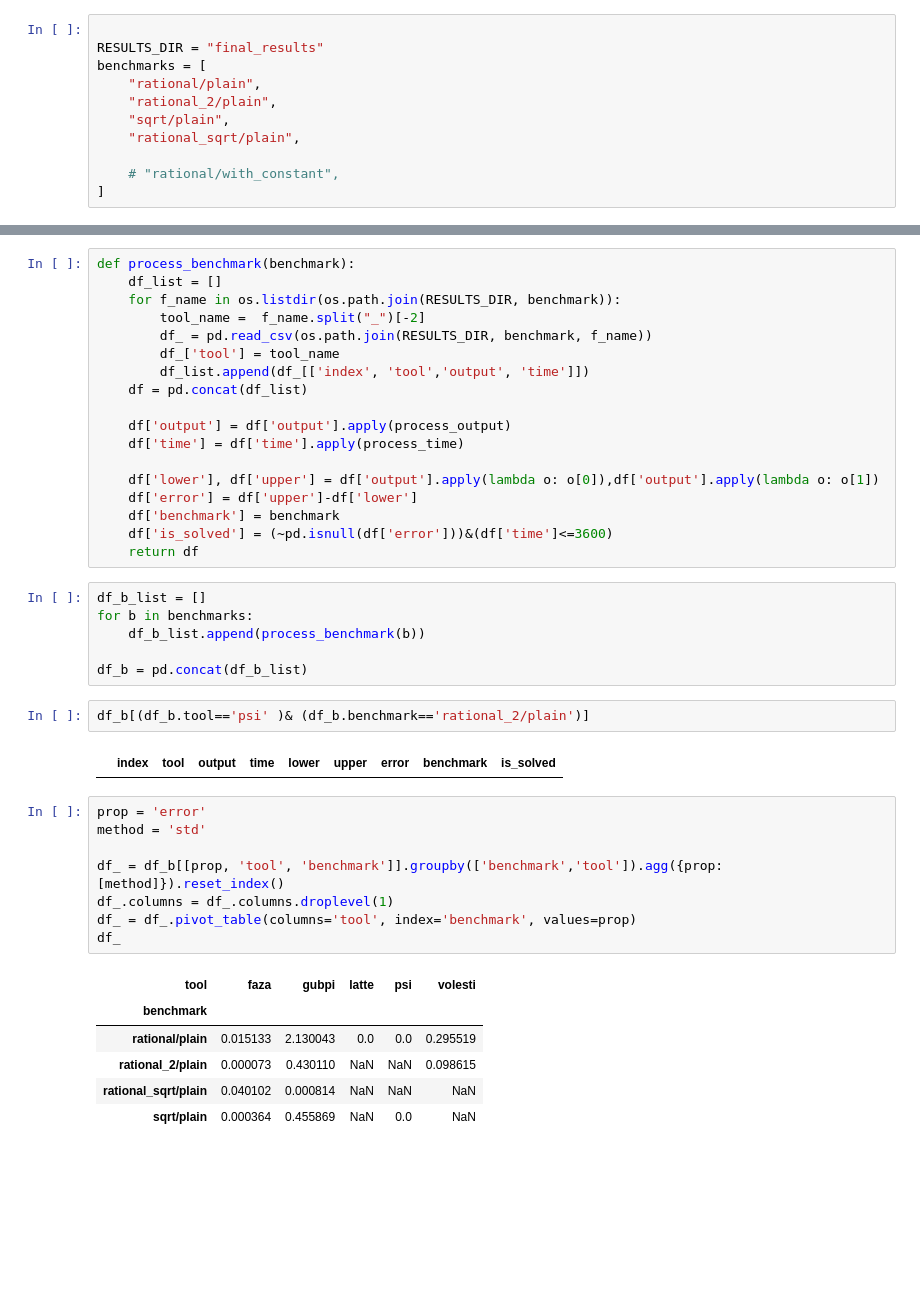
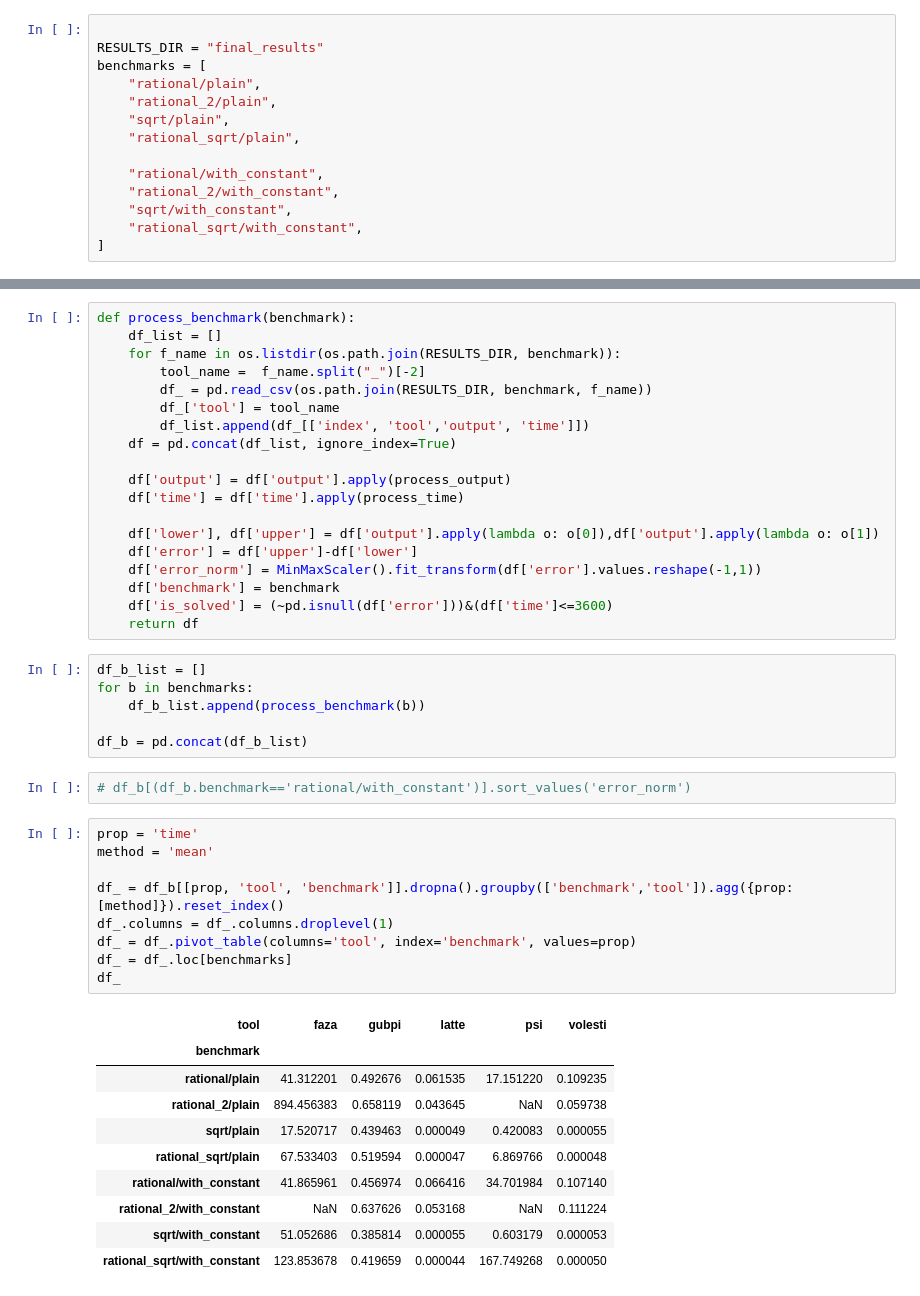
Before and after one commit to destrat18/wmi-pa-w-volappx, a Jupyter notebook: table.ipynb, the cells around one changed output, grey strips where cells are left out. Cells and saved outputs as stored; diff of their text form; blank space fills up the shorter version.

```diff
--- a/table.ipynb
+++ b/table.ipynb
@@ -17,7 +17,10 @@ benchmarks = [
     "sqrt/plain",
     "rational_sqrt/plain",
 
-    # "rational/with_constant",
+    "rational/with_constant",
+    "rational_2/with_constant",
+    "sqrt/with_constant",
+    "rational_sqrt/with_constant",
 ]
 # %%
 def process_output(row):
@@ -79,13 +82,14 @@ def process_benchmark(benchmark):
         df_ = pd.read_csv(os.path.join(RESULTS_DIR, benchmark, f_name))
         df_['tool'] = tool_name
         df_list.append(df_[['index', 'tool','output', 'time']])
-    df = pd.concat(df_list)
+    df = pd.concat(df_list, ignore_index=True)
 
     df['output'] = df['output'].apply(process_output)
     df['time'] = df['time'].apply(process_time)
 
     df['lower'], df['upper'] = df['output'].apply(lambda o: o[0]),df['output'].apply(lambda o: o[1])
     df['error'] = df['upper']-df['lower']
+    df['error_norm'] = MinMaxScaler().fit_transform(df['error'].values.reshape(-1,1))
     df['benchmark'] = benchmark
     df['is_solved'] = (~pd.isnull(df['error']))&(df['time']<=3600)
     return df
@@ -95,23 +99,26 @@ for b in benchmarks:
     df_b_list.append(process_benchmark(b))
 
 df_b = pd.concat(df_b_list)
-# %%
-df_b[(df_b.tool=='psi' )& (df_b.benchmark=='rational_2/plain')]
-# %% [output]
-|  | index | tool | output | time | lower | upper | error | benchmark | is_solved |
+# %%
+# df_b[(df_b.benchmark=='rational/with_constant')].sort_values('error_norm')
 # %%
-prop = 'error'
-method = 'std'
+prop = 'time'
+method = 'mean'
 
-df_ = df_b[[prop, 'tool', 'benchmark']].groupby(['benchmark','tool']).agg({prop:[method]}).reset_index()
+df_ = df_b[[prop, 'tool', 'benchmark']].dropna().groupby(['benchmark','tool']).agg({prop:[method]}).reset_index()
 df_.columns = df_.columns.droplevel(1)
 df_ = df_.pivot_table(columns='tool', index='benchmark', values=prop)
+df_ = df_.loc[benchmarks]
 df_
 # %% [output]
 | tool | faza | gubpi | latte | psi | volesti |
 | benchmark |  |  |  |  |  |
-| rational/plain | 0.015133 | 2.130043 | 0.0 | 0.0 | 0.295519 |
-| rational_2/plain | 0.000073 | 0.430110 | NaN | NaN | 0.098615 |
-| rational_sqrt/plain | 0.040102 | 0.000814 | NaN | NaN | NaN |
-| sqrt/plain | 0.000364 | 0.455869 | NaN | 0.0 | NaN |
+| rational/plain | 41.312201 | 0.492676 | 0.061535 | 17.151220 | 0.109235 |
+| rational_2/plain | 894.456383 | 0.658119 | 0.043645 | NaN | 0.059738 |
+| sqrt/plain | 17.520717 | 0.439463 | 0.000049 | 0.420083 | 0.000055 |
+| rational_sqrt/plain | 67.533403 | 0.519594 | 0.000047 | 6.869766 | 0.000048 |
+| rational/with_constant | 41.865961 | 0.456974 | 0.066416 | 34.701984 | 0.107140 |
+| rational_2/with_constant | NaN | 0.637626 | 0.053168 | NaN | 0.111224 |
+| sqrt/with_constant | 51.052686 | 0.385814 | 0.000055 | 0.603179 | 0.000053 |
+| rational_sqrt/with_constant | 123.853678 | 0.419659 | 0.000044 | 167.749268 | 0.000050 |
 # %%
```
Also changed, not shown: parts of 1 cell of this notebook, 30 other files.
